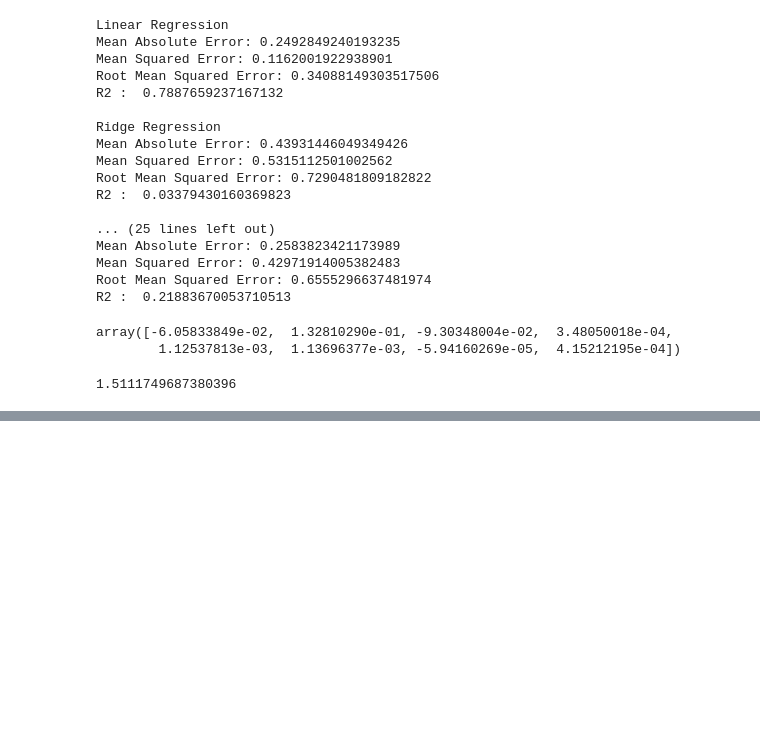
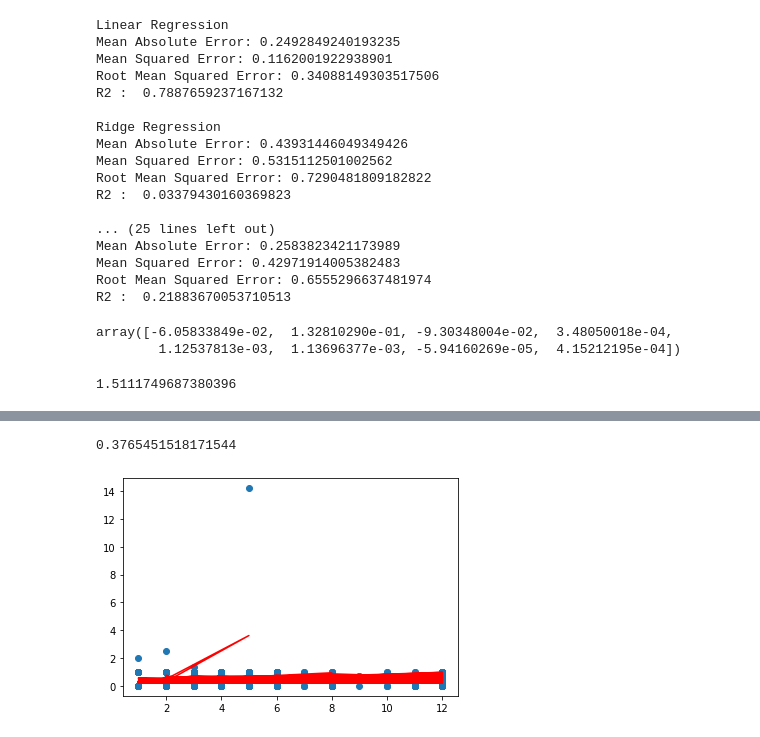
Before and after one commit to sharangnimbalkar/Python, a Jupyter notebook: Final_Project.ipynb, the cells around one changed output, grey strips where cells are left out. Drawn from its saved outputs; the diff is of its cells as text; code cells hidden in the pictures; blank space fills up the shorter version.

Commit message:
Modeling 2

```diff
--- a/Final_Project.ipynb
+++ b/Final_Project.ipynb
@@ -609,0 +612,18 @@ model.score(X_test, y_test)
+# %%
+# Also trying the results for Support Vector Regression(SVR)
+from sklearn.svm import SVR
+model = SVR(gamma='scale', C=1.0, epsilon=0.2)
+model.fit(X, y)
+y_predict = model.predict(X_test)
+# %%
+# But still the value of r2 does not improve
+model.score(X_test, y_test)
+# %% [output]
+0.3765451518171544
+# %%
+# Plotting the graph for SVR
+plt.scatter(X_test.iloc[:,0], y_test)
+plt.plot(X_test.iloc[:,0], y_predict, color='red')
+plt.show()
+# %% [output]
+[figure, added]
```
Also changed, not shown: parts of 1 cell of this notebook.
